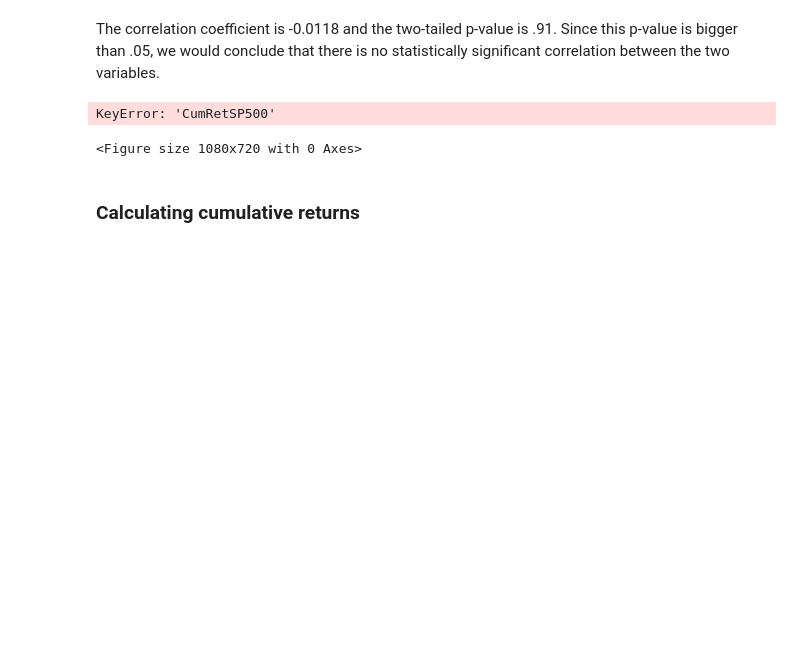
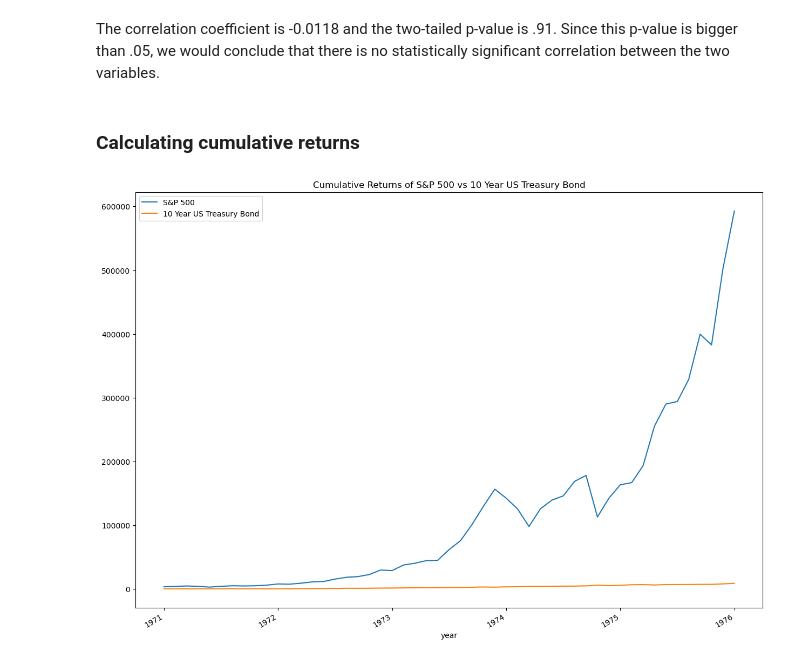
Before and after one commit to jorisp/tradingnotebooks, a Jupyter notebook: HistoricalReturns.ipynb, the cells around one changed output. Cells and saved outputs as stored; diff of their text form; code cells hidden in the pictures; blank space fills up the shorter version.

```diff
--- a/HistoricalReturns.ipynb
+++ b/HistoricalReturns.ipynb
@@ -68,13 +142,4 @@ pearsonr(df['SP500ret'], df['10YUSTBond'])
 # %% [markdown]
 The correlation coefficient is -0.0118 and the two-tailed  p-value is .91. Since this p-value is bigger than .05, we would conclude that there is no statistically significant correlation between the two variables.
-# %%
-plt.figure(figsize=(15,10))
-df['CumRetSP500'].loc['2000':].plot(label='S&P 500')
-df['CumRet10YUSTBond'].loc['2000':].plot(label='10 Year US Treasury Bond')
-plt.legend()
-plt.show()
-# %% [output]
-KeyError: 'CumRetSP500'
-<Figure size 1080x720 with 0 Axes>
 # %% [markdown]
 ### Calculating cumulative returns
@@ -83,0 +146,18 @@ df['CumRet10YUSTBond'] = (1 + df['10YUSTBond']).cumprod()*100
+# %%
+df['CumRetSP500'] = (1 + df['SP500ret']).cumprod()*100
+df['CumRet10YUSTBond'] = (1 + df['10YUSTBond']).cumprod()*100
+
+plt.figure(figsize=(15,10))
+ax = plt.gca()
+df['CumRetSP500'].loc['1970':].plot(label='S&P 500',ax=ax)
+df['CumRet10YUSTBond'].loc['1970':].plot(label='10 Year US Treasury Bond',ax=ax)
+
+
+# Set x-axis labels to year-month and rotate them
+ax.set_xticklabels([f"{int(idx)}" for idx in df.loc['1970':].index], rotation=30, ha='right')
+plt.title("Cumulative Returns of S&P 500 vs 10 Year US Treasury Bond")
+
+plt.legend()
+plt.show()
+# %% [output]
+[figure, added]
```
Also changed, not shown: parts of 13 cells of this notebook.
